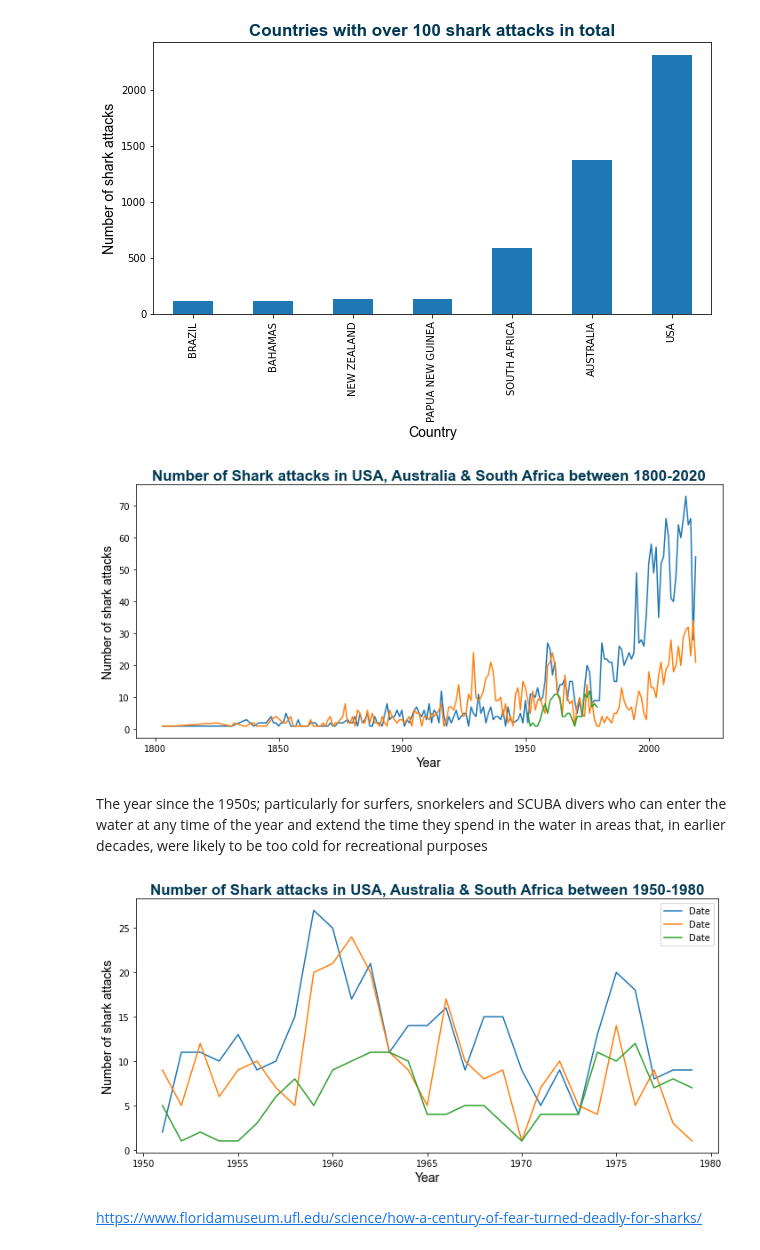
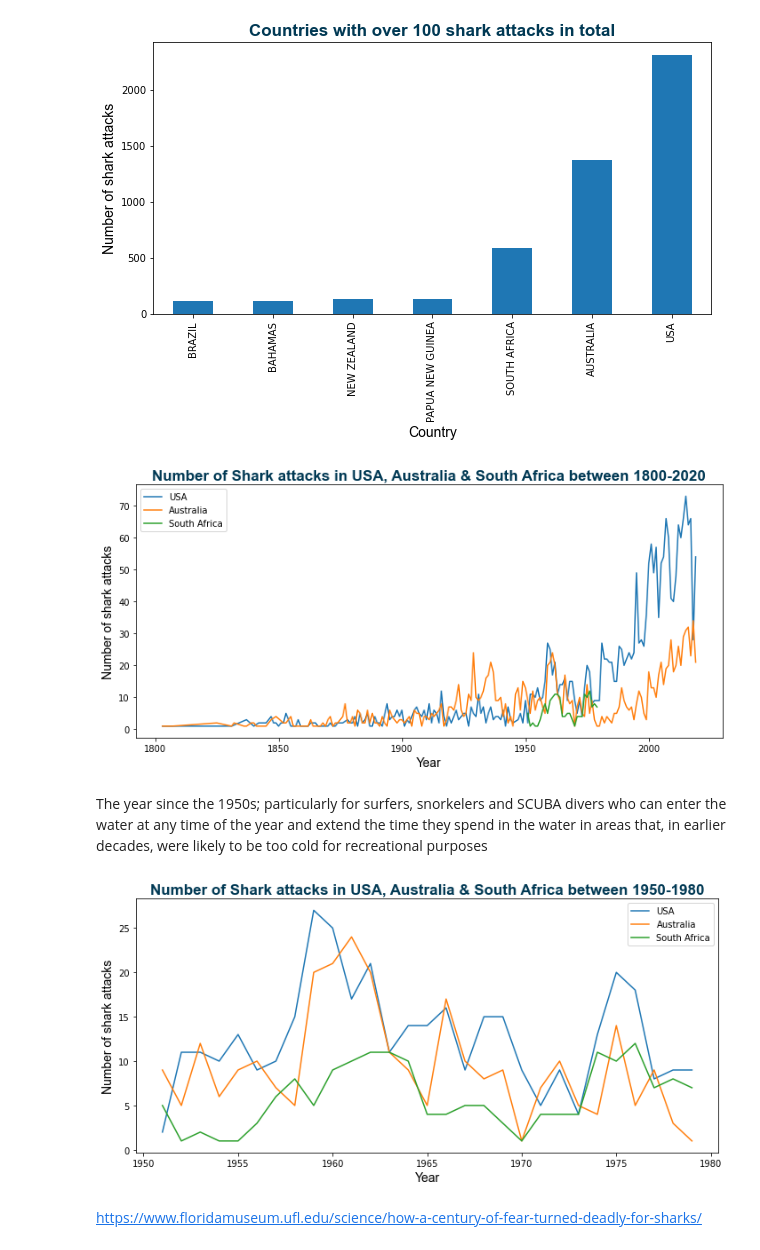
Before and after one commit to sylviamusel/data1161, a Jupyter notebook: panda for data set.ipynb, the cells around one changed output. Saved outputs shown, nothing was run; the diff lists cells and outputs as text; code cells hidden in the pictures.

```diff
--- a/panda for data set.ipynb
+++ b/panda for data set.ipynb
@@ -165,7 +160,2 @@ TypeError: bad operand type for unary ~: 'float'
 # %% [markdown]
 ### Adding month column
-# %%
-sad.loc[sad['Case Number'].isnull(),'value_is_NaN'] = 'Yes'
-sad.loc[sad['Case Number'].notnull(), 'value_is_NaN'] = 'No'
-
-print (sad)
@@ -189,0 +162,3 @@ print (sad)
+# %%
+sad = sad.drop(sad.index[6330:])
+sad.head
@@ -189,0 +183,16 @@ print (sad)
+# %%
+#nan_new_sad = new_sad[new_sad.isna().any(axis=1)]
+#nan_new_sad.head(100)
+
+#check_for_nan= new_sad['Case Number'].isnull().values.any()
+#print(check_for_nan)
+
+#count_nan = new_sad['Case Number'].isnull().sum()
+#print ('Count of NaN: ' + str(count_nan))
+#count_nan.head()
+
+sad = sad[sad['Case Number'].isna()]
+
+print (sad)
+
+sad = sad.dropna(subset=['Case Number'])
@@ -218,16 +233,17 @@ plt.show()
 # %%
 sad[(sad.Country == "USA") & (sad.Year < 2020) & (sad.Year > 1800)].groupby("Year").count().Date.plot()
 sad[(sad.Country == "AUSTRALIA") & (sad.Year < 2020) & (sad.Year > 1800)].groupby("Year").count().Date.plot()
 sad[(sad.Country == "SOUTH AFRICA") & (sad.Year < 1980) & (sad.Year > 1950)].groupby("Year").count().Date.plot()
 
 plt.title('Number of Shark attacks in USA, Australia & South Africa between 1800-2020', fontdict={'fontname': 'Arial', 'fontsize':17, 'fontweight':'bold'}, color='#013954')
 plt.xlabel('Year', fontdict={'fontname': 'Arial', 'fontsize':14})
 plt.ylabel('Number of shark attacks', fontdict={'fontname': 'Arial', 'fontsize':14})
 
+plt.legend(['USA', 'Australia', 'South Africa'])
 plt.tight_layout()
 plt.show()
 # %% [output]
-[figure, old version]
+[figure, new version]
 # %% [markdown]
 The year since the 1950s; particularly for surfers, snorkelers and SCUBA divers who can enter the water at any time of the year and extend the time they spend in the water in areas that, in earlier decades, were likely to be too cold for recreational purposes
 # %%
@@ -241,10 +257,10 @@ plt.ylabel('Number of shark attacks', fontdict={'fontname': 'Arial', 'fontsize':
 
 plt.tight_layout()
 
-plt.legend()
+plt.legend(['USA', 'Australia', 'South Africa'])
 plt.show()
 # %% [output]
-[figure, old version]
+[figure, new version]
 # %% [markdown]
 https://www.floridamuseum.ufl.edu/science/how-a-century-of-fear-turned-deadly-for-sharks/
 # %% [markdown]
```
Also changed, not shown: parts of 9 cells of this notebook, 3 other files.
